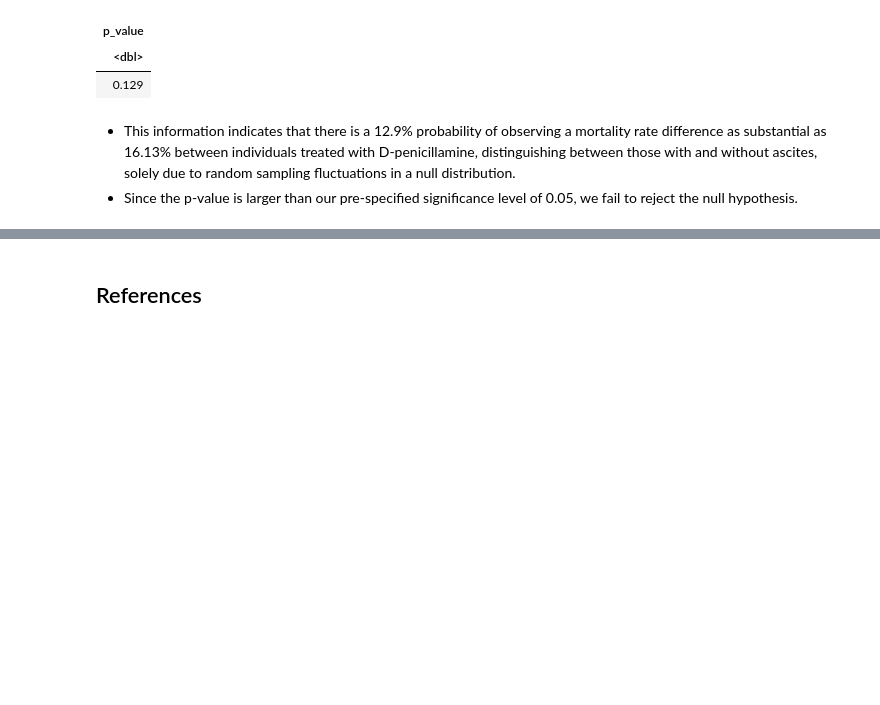
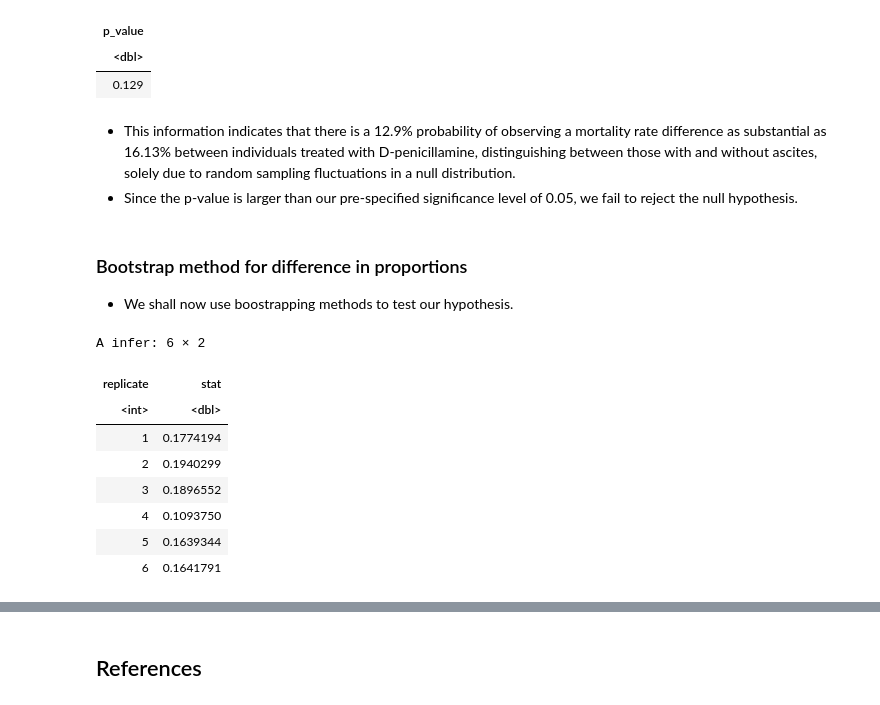
Before and after one commit to Rithika-Nair/STAT-201-Final_Project, a Jupyter notebook: Project-Final-Report.ipynb, the cells around one changed output, grey strips where cells are left out. Saved outputs shown, nothing was run; the diff lists cells and outputs as text; code cells hidden in the pictures; blank space fills up the shorter version.

```diff
--- a/Project-Final-Report.ipynb
+++ b/Project-Final-Report.ipynb
@@ -206,3 +206,28 @@ A tibble: 1 × 1
 
 *   This information indicates that there is a 12.9% probability of observing a mortality rate difference as substantial as 16.13% between individuals treated with D-penicillamine, distinguishing between those with and without ascites, solely due to random sampling fluctuations in a null distribution.
 *   Since the p-value is larger than our pre-specified significance level of 0.05, we fail to reject the null hypothesis.
+# %% [markdown]
+### Bootstrap method for difference in proportions
+
+*   We shall now use boostrapping methods to test our hypothesis.
+# %%
+# set the seed to ensure that data is reproducible
+set.seed(69)
+
+# generating the bootstrapping distribution with reps = 1000
+bootstrap_distribution <- cirrhosis_filtered |>
+                          filter (Drug == "D-penicillamine") |>
+                          specify(formula = Status ~ Ascites, success = "D") |>
+                          generate(reps = 1000, type = "bootstrap") |>
+                          calculate(stat="diff in props", order = c("Y", "N"))
+head(bootstrap_distribution)
+# %% [output]
+A infer: 6 × 2
+| replicate | stat |
+| <int> | <dbl> |
+| 1 | 0.1774194 |
+| 2 | 0.1940299 |
+| 3 | 0.1896552 |
+| 4 | 0.1093750 |
+| 5 | 0.1639344 |
+| 6 | 0.1641791 |
```
Also changed, not shown: parts of 11 cells of this notebook.
